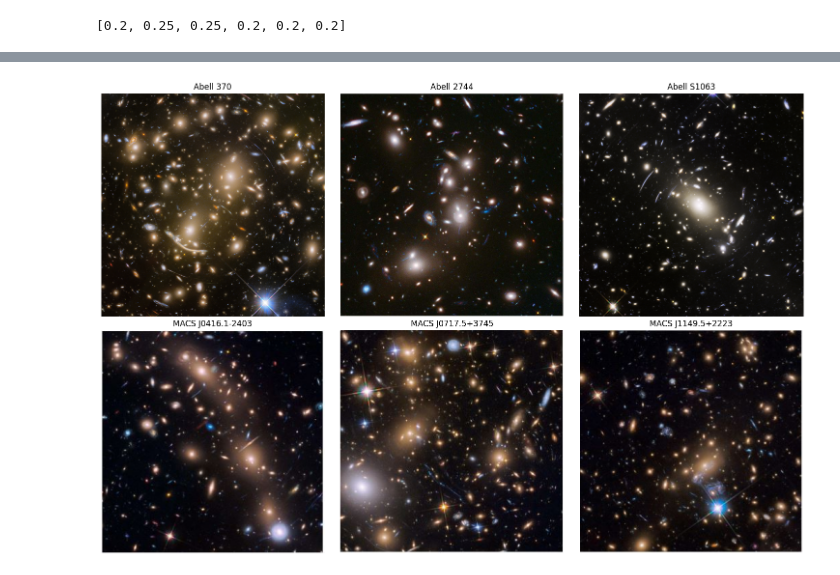
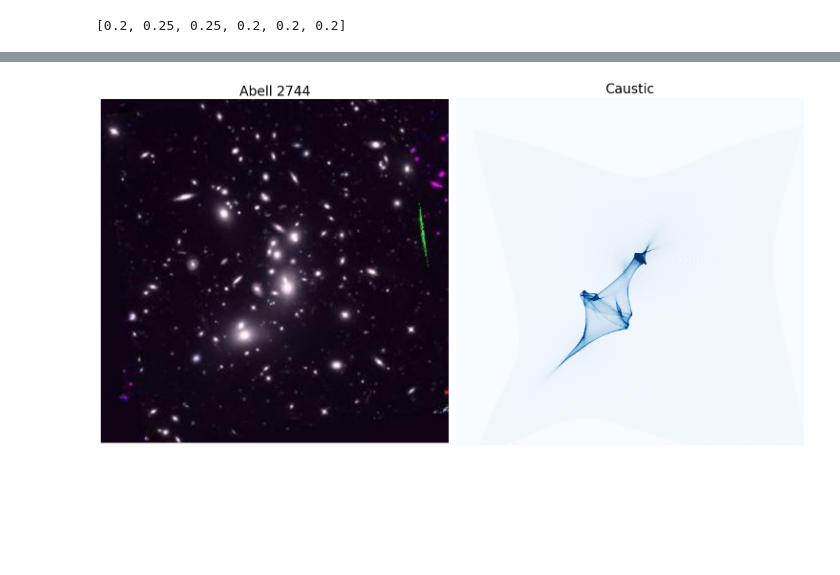
Before and after one commit to diceandcats/GWlensing_Brian, a Jupyter notebook: visualize cluster.ipynb, the cells around one changed output, grey strips where cells are left out. Cells and saved outputs as stored; diff of their text form; code cells hidden in the pictures; blank space fills up the shorter version.

```diff
--- a/visualize cluster.ipynb
+++ b/visualize cluster.ipynb
@@ -91,7 +91,7 @@ print(pixscale_list)
 [0.2, 0.25, 0.25, 0.2, 0.2, 0.2]
 # %%
 # look at the caustic
-index = 2
+index = 1
 
 
 size = len(datax_list[index])
@@ -111,7 +111,12 @@ for i in range(0,size):
         array_test[yfloor,xfloor] += 1
 
 plt.imshow(array_test, cmap='Blues', vmax = 50, extent=[0, size*pixscale, pixscale*size,0 ])
-plt.scatter(93.5510851154445,78.73123076341057, c = 'r', marker='x')
-plt.gca().invert_yaxis()
-plt.colorbar()
+plt.scatter(63.4,84.1, c = 'orange', marker='d')
+plt.scatter([25.04527574, 80.3895084 , 89.83823507, 70.3500693 , 62.87531747,
+       63.56479705, 78.41485862],[96.30394225, 51.47812429, 71.45908221, 59.92729871, 45.81923451,
+       52.27263524, 72.34180586], c = 'r', marker='x')
+plt.xlim(15,154.5)
+plt.ylim(20,159.5)
+plt.title('Simulated source position and predicted image position')
+plt.legend(['Source position','Image position'])
 # %% [output]
@@ -120,7 +125,7 @@ plt.colorbar()
 # %%
 # make 6 graphs of the caustic
 fig, axs = plt.subplots(2, 3, figsize=(15, 10))
-fig.suptitle('Caustic and source positions', fontsize=18)
+fig.suptitle('Caustics and source positions', fontsize=18)
 for i, ax in enumerate(axs.flat):
     size = len(datax_list[i])
     array_test = np.zeros((size, size))
@@ -164,7 +169,7 @@ for i, ax in enumerate(axs.flat):
 
     # Plot the extracted positions on the current cluster's caustic plot
     ax.scatter(x, y, c='orange', marker='d', label='Original Positions', s=50)
-    ax.scatter(localized_x, localized_y, c='m', marker='x', label='Localized Positions', s=40)
+    #ax.scatter(localized_x, localized_y, c='m', marker='x', label='Localized Positions', s=40)
 
 
 # Add a general legend for all the graphs
@@ -178,33 +250,39 @@ plt.show()
 # %%
 from PIL import Image
 
 # List of image filenames
 image_filenames = ['Report images/illustration 370.jpg','Report images/illustration 2744.JPG','Report images/illustartion s1063.tif',
                    'Report images/illustration j0416.JPG', 'Report images/illustration j0717.JPG', 'Report images/illustration j1149.JPG']
 
 # Number of rows and columns
-rows = 2
-cols = 3
+rows = 1
+cols = 2
 
 # Create subplots
 fig, axes = plt.subplots(rows, cols, figsize=(15, 10))
 description = ['Abell 370', 'Abell 2744', 'Abell S1063', 'MACS J0416.1-2403', 'MACS J0717.5+3745', 'MACS J1149.5+2223']
 
-# Iterate over the images and axes
-for idx, ax in enumerate(axes.flat):
-    # Open the image
-    img = Image.open(image_filenames[idx])
-    # Display the image on the axes
-    ax.imshow(img)
-    ax.set_title(description[idx])
-    # Remove axis ticks
-    ax.axis('off')
+# only open the image of Abell 2744 at left and stimulated caustic at right
+# Open the image of Abell 2744
+image = Image.open(image_filenames[1])
+
+# Display the image on the left subplot
+axes[0].imshow(image)
+axes[0].set_title(description[1], fontsize=20)
+axes[0].axis('off')
+
+# Display the stimulated caustic on the right subplot
+axes[1].imshow(array_test, cmap='Blues', vmax=50, extent=[0, size * pixscale, pixscale * size, 0])
+axes[1].set_xlim(11, 150.5)
+axes[1].set_ylim(164.5, 25)
+axes[1].invert_yaxis()
+axes[1].set_title('Caustic', fontsize=20)
+axes[1].axis('off')
+
+
 
 # Adjust spacing
 plt.tight_layout()
-#plt.figtext(0.5, -0.03, 'Figure 1: Full depth images of galaxy clusters with multi-band color for illustration.', ha='center', fontsize=14)
-
-# Show the plot
 plt.show()
 # %% [output]
-[figure, old version]
+[figure, new version]
```
Also changed, not shown: parts of 5 cells of this notebook, 8 other files.
